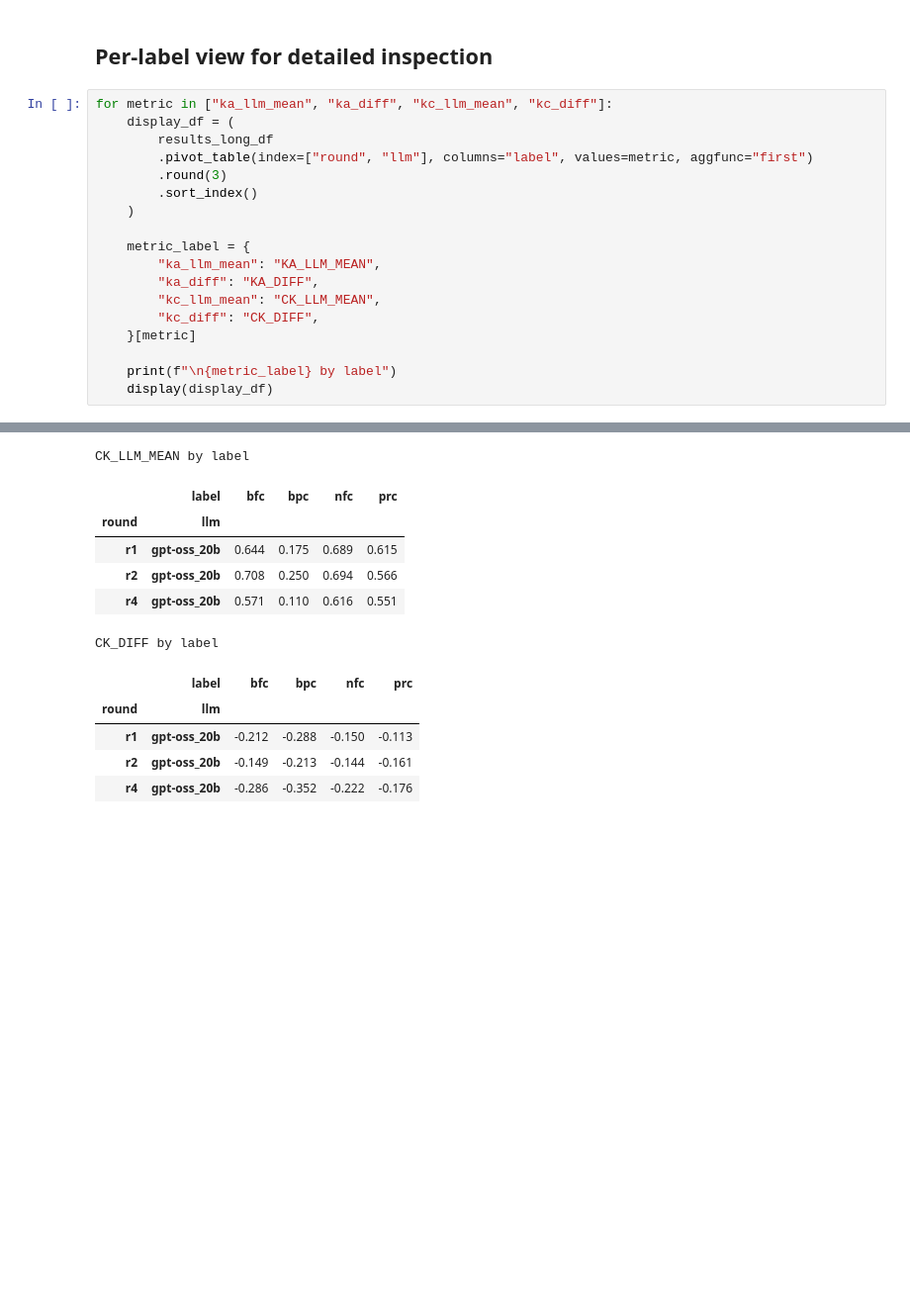
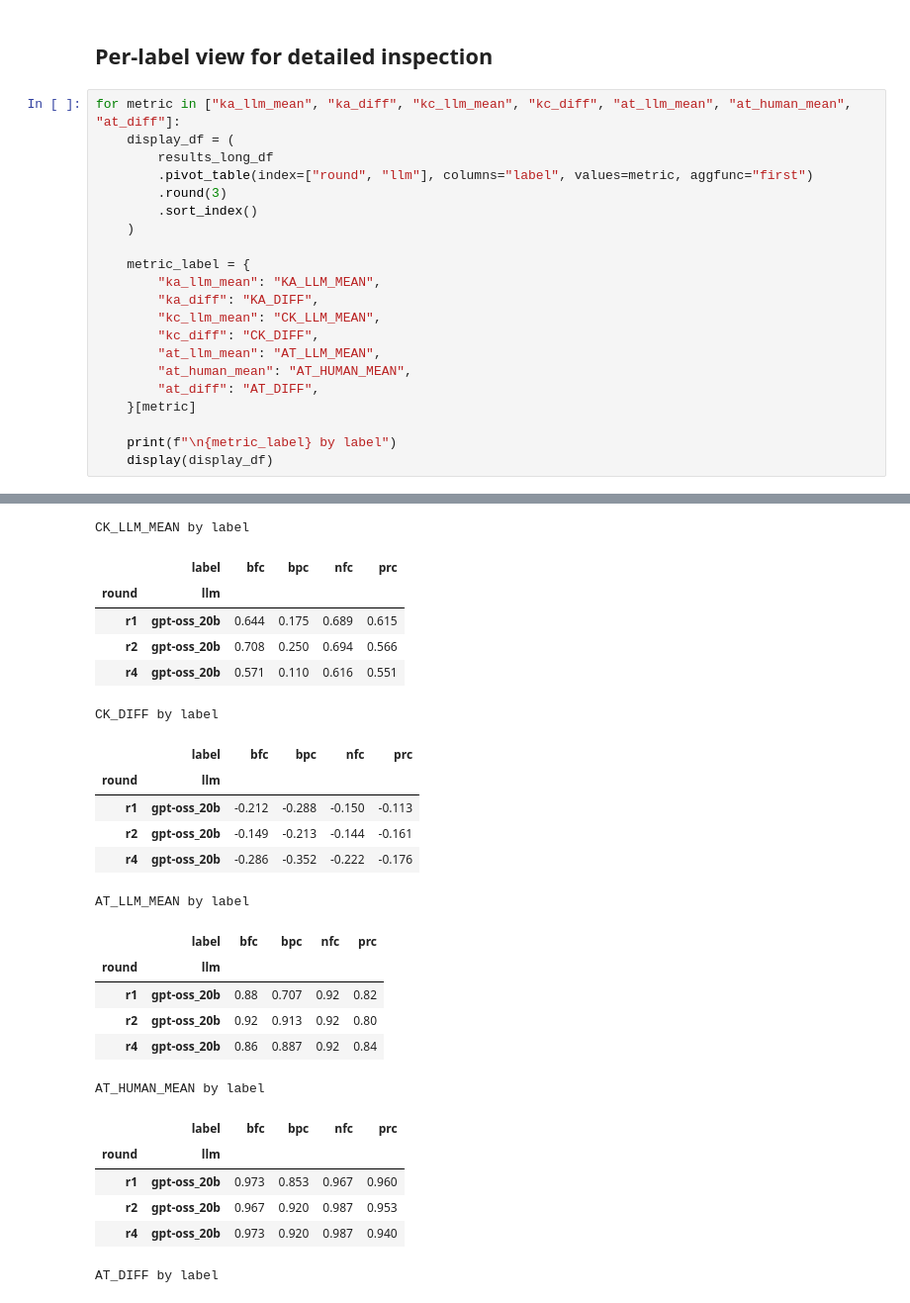
Before and after one commit to Maes95/llm-commit-classification, a Jupyter notebook: analysis/disagreement_analysis.ipynb, the cells around one changed output, grey strips where cells are left out. Shown at 99% size. Drawn from its saved outputs; the diff is of its cells as text; blank space fills up the shorter version.

```diff
--- a/analysis/disagreement_analysis.ipynb
+++ b/analysis/disagreement_analysis.ipynb
@@ -458,7 +575,7 @@ For 'Humans (baseline)', Mean shows absolute baseline and Diff is 0.
 # %% [markdown]
 ## Per-label view for detailed inspection
 # %%
-for metric in ["ka_llm_mean", "ka_diff", "kc_llm_mean", "kc_diff"]:
+for metric in ["ka_llm_mean", "ka_diff", "kc_llm_mean", "kc_diff", "at_llm_mean", "at_human_mean", "at_diff"]:
     display_df = (
         results_long_df
         .pivot_table(index=["round", "llm"], columns="label", values=metric, aggfunc="first")
@@ -471,32 +588,48 @@ for metric in ["ka_llm_mean", "ka_diff", "kc_llm_mean", "kc_diff"]:
         "ka_diff": "KA_DIFF",
         "kc_llm_mean": "CK_LLM_MEAN",
         "kc_diff": "CK_DIFF",
+        "at_llm_mean": "AT_LLM_MEAN",
+        "at_human_mean": "AT_HUMAN_MEAN",
+        "at_diff": "AT_DIFF",
     }[metric]
 
     print(f"\n{metric_label} by label")
     display(display_df)
 # %% [output]
 KA_LLM_MEAN by label
 |  | label | bfc | bpc | nfc | prc |
 | round | llm |  |  |  |  |
 | r1 | gpt-oss_20b | 0.687 | 0.299 | 0.751 | 0.658 |
 | r2 | gpt-oss_20b | 0.742 | 0.317 | 0.745 | 0.613 |
 | r4 | gpt-oss_20b | 0.652 | 0.230 | 0.668 | 0.603 |
 KA_DIFF by label
 |  | label | bfc | bpc | nfc | prc |
 | round | llm |  |  |  |  |
 | r1 | gpt-oss_20b | -0.155 | -0.149 | -0.047 | -0.065 |
 | r2 | gpt-oss_20b | -0.100 | -0.131 | -0.053 | -0.110 |
 | r4 | gpt-oss_20b | -0.190 | -0.218 | -0.130 | -0.120 |
 CK_LLM_MEAN by label
 |  | label | bfc | bpc | nfc | prc |
 | round | llm |  |  |  |  |
 | r1 | gpt-oss_20b | 0.644 | 0.175 | 0.689 | 0.615 |
 | r2 | gpt-oss_20b | 0.708 | 0.250 | 0.694 | 0.566 |
 | r4 | gpt-oss_20b | 0.571 | 0.110 | 0.616 | 0.551 |
 CK_DIFF by label
 |  | label | bfc | bpc | nfc | prc |
 | round | llm |  |  |  |  |
 | r1 | gpt-oss_20b | -0.212 | -0.288 | -0.150 | -0.113 |
 | r2 | gpt-oss_20b | -0.149 | -0.213 | -0.144 | -0.161 |
 | r4 | gpt-oss_20b | -0.286 | -0.352 | -0.222 | -0.176 |
+AT_LLM_MEAN by label
+|  | label | bfc | bpc | nfc | prc |
+| round | llm |  |  |  |  |
+| r1 | gpt-oss_20b | 0.88 | 0.707 | 0.92 | 0.82 |
+| r2 | gpt-oss_20b | 0.92 | 0.913 | 0.92 | 0.80 |
+| r4 | gpt-oss_20b | 0.86 | 0.887 | 0.92 | 0.84 |
+AT_HUMAN_MEAN by label
+|  | label | bfc | bpc | nfc | prc |
+| round | llm |  |  |  |  |
+| r1 | gpt-oss_20b | 0.973 | 0.853 | 0.967 | 0.960 |
+| r2 | gpt-oss_20b | 0.967 | 0.920 | 0.987 | 0.953 |
+| r4 | gpt-oss_20b | 0.973 | 0.920 | 0.987 | 0.940 |
+AT_DIFF by label
```
Also changed, not shown: parts of 8 cells of this notebook.
